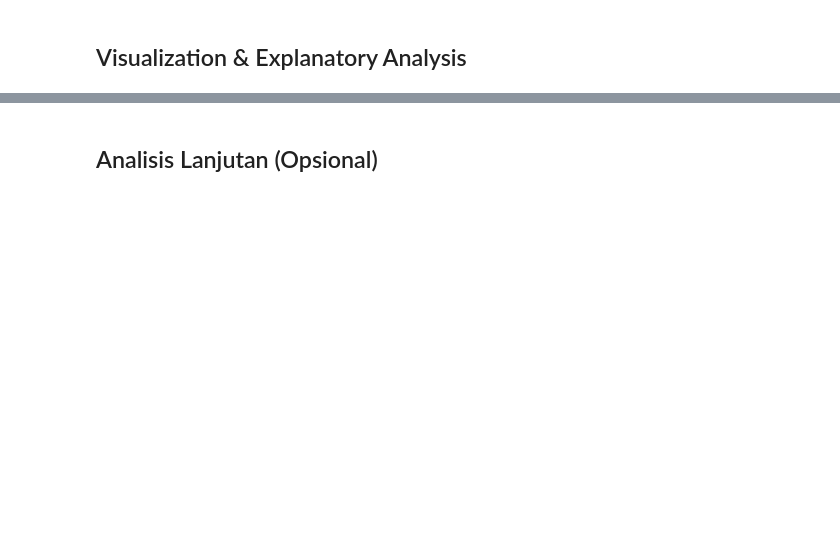
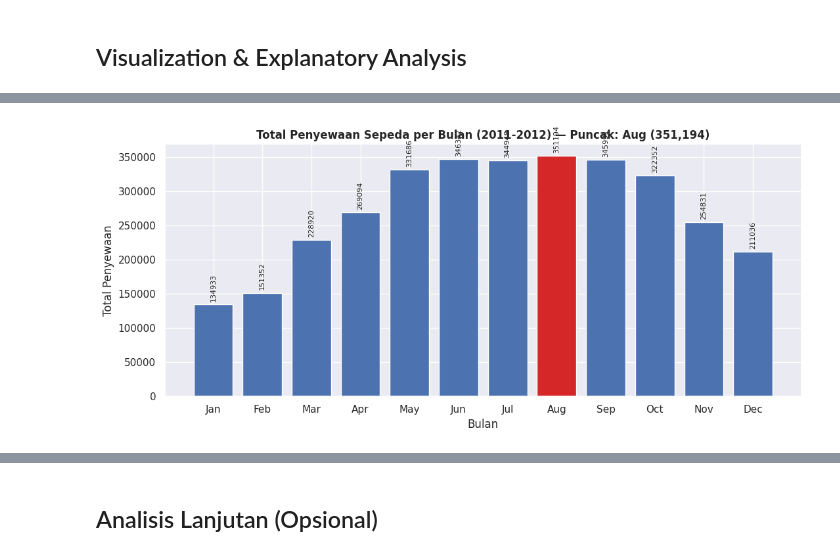
Before and after one commit to lolipop20/submission1, a Jupyter notebook: notebook.ipynb, the cells around one changed output, grey strips where cells are left out. Cells and saved outputs as stored; diff of their text form; code cells hidden in the pictures; blank space fills up the shorter version.

```diff
--- a/notebook.ipynb
+++ b/notebook.ipynb
@@ -185,0 +159,15 @@ df_day.groupby(by='weathersit').agg({
+# %%
+# Eksplorasi 2: Total penyewaan per bulan, cari bulan dengan penyewaan tertinggi
+month_names = {1: 'Jan', 2: 'Feb', 3: 'Mar', 4: 'Apr', 5: 'May', 6: 'Jun',
+               7: 'Jul', 8: 'Aug', 9: 'Sep', 10: 'Oct', 11: 'Nov', 12: 'Dec'}
+
+monthly_stats = df_day.groupby('mnth')['cnt'].sum().reset_index()
+monthly_stats['month_name'] = monthly_stats['mnth'].map(month_names)
+monthly_stats = monthly_stats.sort_values('cnt', ascending=False).reset_index(drop=True)
+
+print("=== Total Penyewaan per Bulan (diurutkan dari tertinggi) ===")
+display(monthly_stats)
+
+peak_month_name = monthly_stats.loc[0, 'month_name']
+peak_month_total = monthly_stats.loc[0, 'cnt']
+print(f"\nBulan dengan total penyewaan tertinggi: {peak_month_name} dengan total {peak_month_total:,.0f} penyewaan")
@@ -210 +243,19 @@ Passing `palette` without assigning `hue` is deprecated and will be removed in v
+# %%
+fig, ax = plt.subplots(figsize=(11, 5))
+order = monthly_stats.sort_values('mnth')['month_name']
+plot_df = df_day.groupby('mnth')['cnt'].sum().reset_index()
+plot_df['month_name'] = plot_df['mnth'].map(month_names)
+
+colors = ['#d62728' if m == peak_month_name else '#4c72b0' for m in plot_df['month_name']]
+bars = ax.bar(plot_df['month_name'], plot_df['cnt'], color=colors)
+ax.bar_label(bars, fmt='%.0f', padding=3, rotation=90, fontsize=8)
+
+ax.set_title(f'Total Penyewaan Sepeda per Bulan (2011-2012) — Puncak: {peak_month_name} ({peak_month_total:,.0f})',
+             fontsize=12, fontweight='bold')
+ax.set_xlabel('Bulan')
+ax.set_ylabel('Total Penyewaan')
+plt.tight_layout()
+plt.show()
+# %% [output]
+[figure, added]
 # %% [markdown]
```
Also changed, not shown: parts of 46 cells of this notebook.
